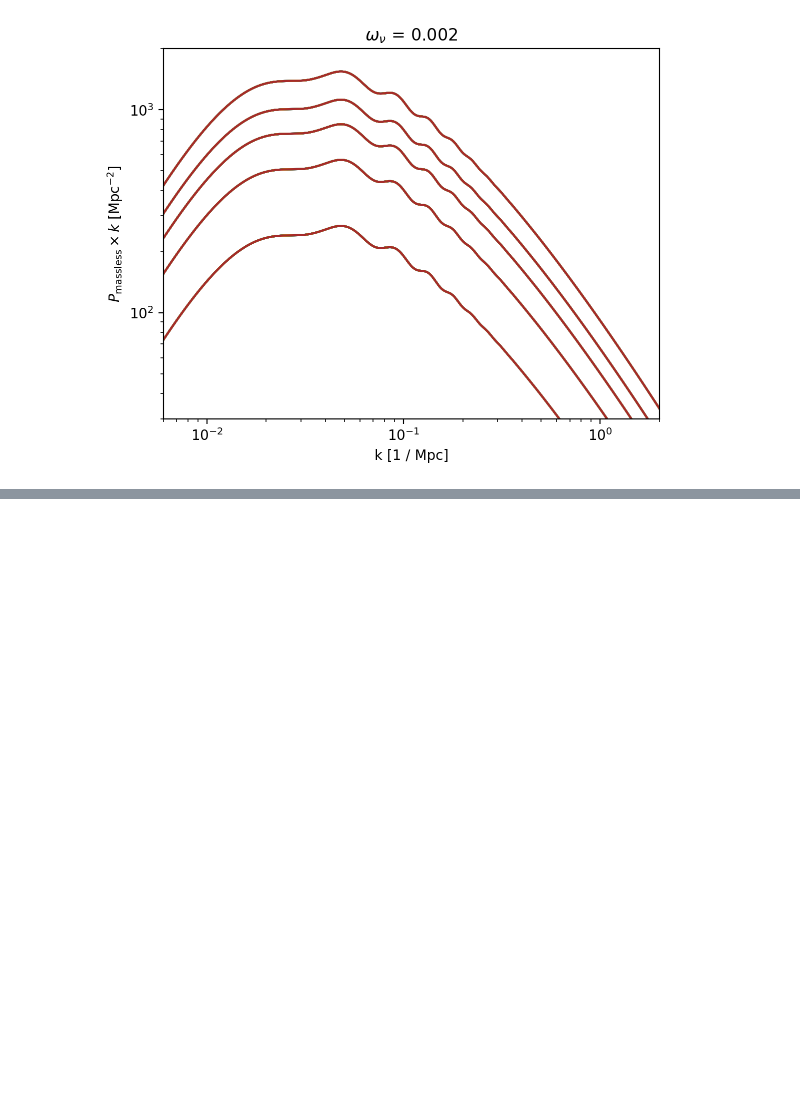
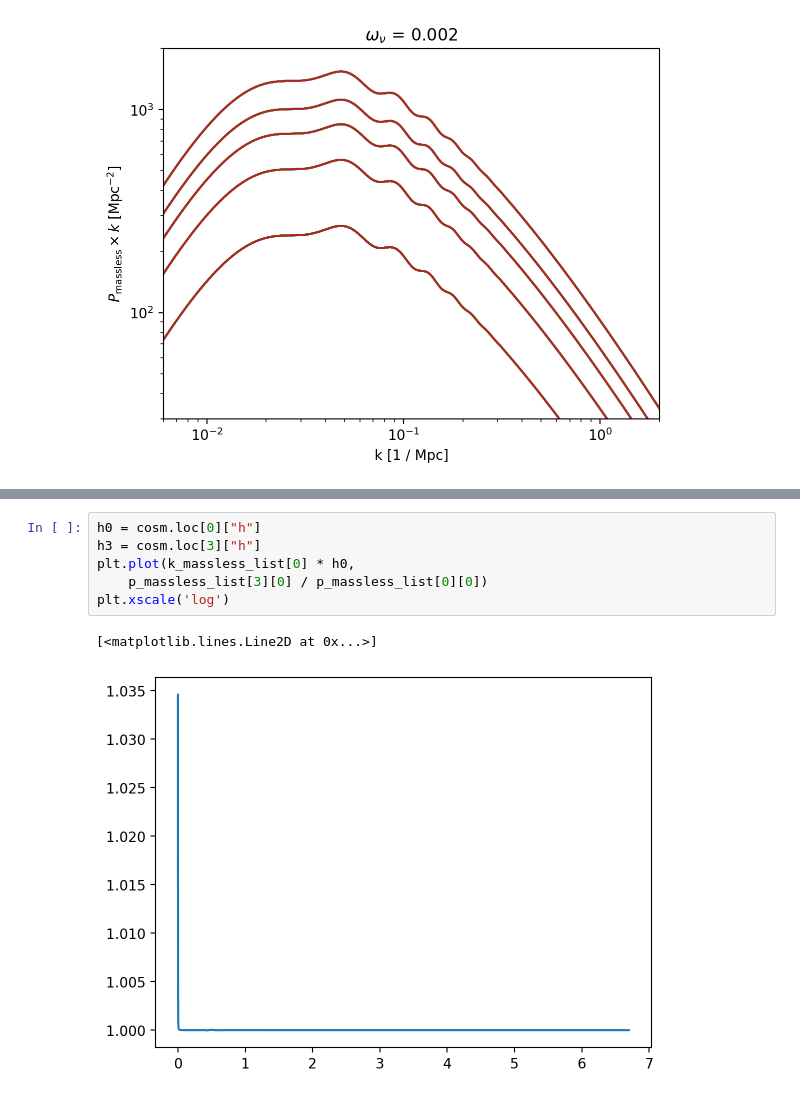
Before and after one commit to 3276908917/Master, a Jupyter notebook: CAMB_demo/San21fig2.ipynb, the cells around one changed output, grey strips where cells are left out. Cells and saved outputs as stored; diff of their text form; blank space fills up the shorter version.

```diff
--- a/CAMB_demo/San21fig2.ipynb
+++ b/CAMB_demo/San21fig2.ipynb
@@ -182,3 +191,12 @@ for i in range(len(k_massless_list)):
     #plt.legend()
 # %% [output]
 [figure]
+# %%
+h0 = cosm.loc[0]["h"]
+h3 = cosm.loc[3]["h"]
+plt.plot(k_massless_list[0] * h0,
+    p_massless_list[3][0] / p_massless_list[0][0])
+plt.xscale('log')
+# %% [output]
+[<matplotlib.lines.Line2D at 0x...>]
+[figure, added]
```
Also changed, not shown: parts of 2 cells of this notebook.
